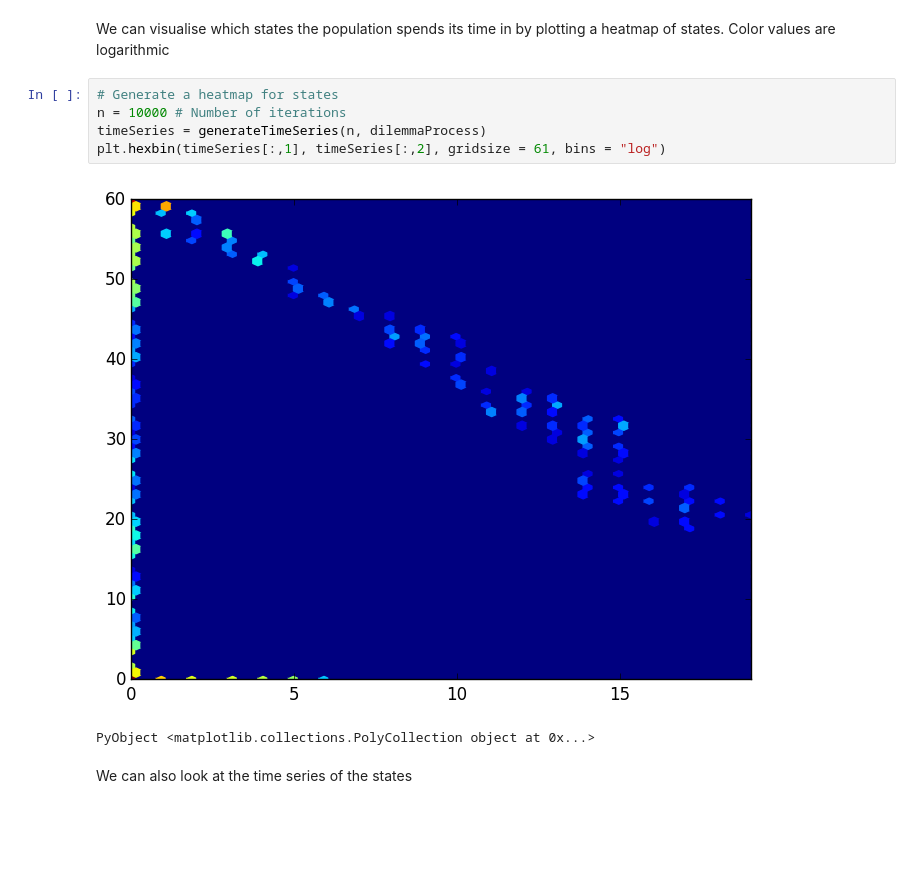
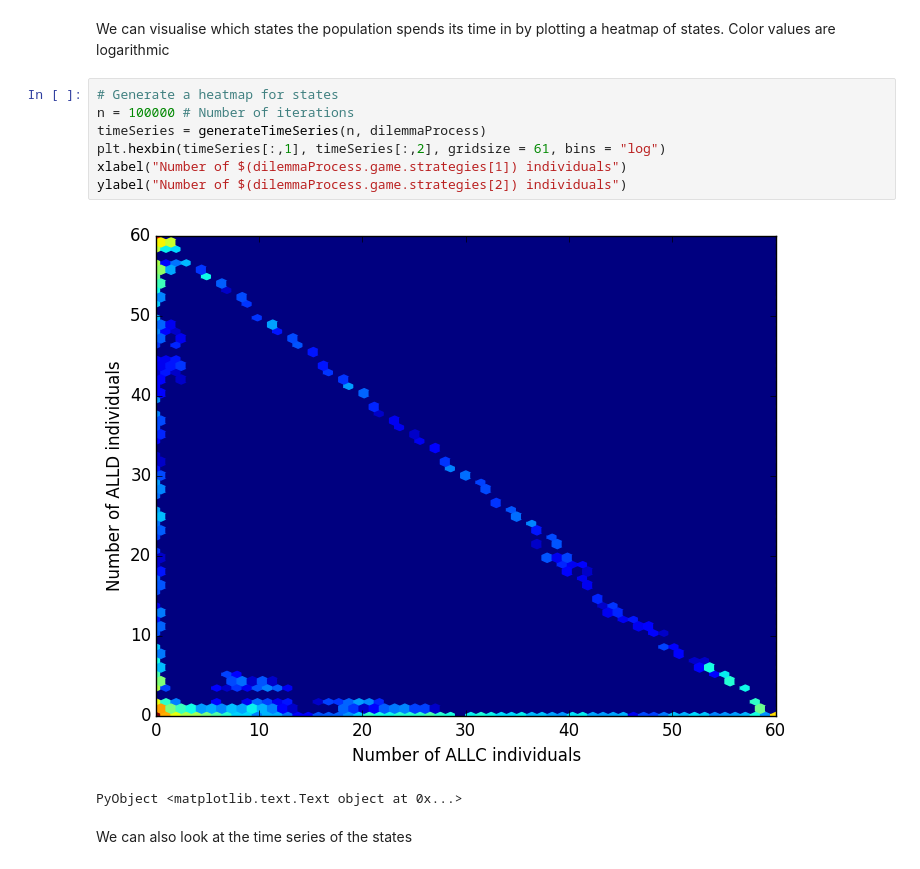
Before and after one commit to computationalevolutionarydynamics/Jedy.jl, a Jupyter notebook: notebooks/Finite Populations.ipynb, the cells around one changed output. Cells and saved outputs as stored; diff of their text form; blank space fills up the shorter version.

Commit message:
Added axis labels to plot

```diff
--- a/notebooks/Finite Populations.ipynb
+++ b/notebooks/Finite Populations.ipynb
@@ -93,12 +93,14 @@ computeStationaryDistribution(dilemmaProcess)
 We can visualise which states the population spends its time in by plotting a heatmap of states. Color values are logarithmic
 # %%
 # Generate a heatmap for states
-n = 10000 # Number of iterations
+n = 100000 # Number of iterations
 timeSeries = generateTimeSeries(n, dilemmaProcess)
 plt.hexbin(timeSeries[:,1], timeSeries[:,2], gridsize = 61, bins = "log")
+xlabel("Number of $(dilemmaProcess.game.strategies[1]) individuals")
+ylabel("Number of $(dilemmaProcess.game.strategies[2]) individuals")
 # %% [output]
-[figure, old version]
+[figure, new version]
-PyObject <matplotlib.collections.PolyCollection object at 0x...>
+PyObject <matplotlib.text.Text object at 0x...>
 # %% [markdown]
 We can also look at the time series of the states
 # %%
```
Also changed, not shown: parts of 2 cells of this notebook.
